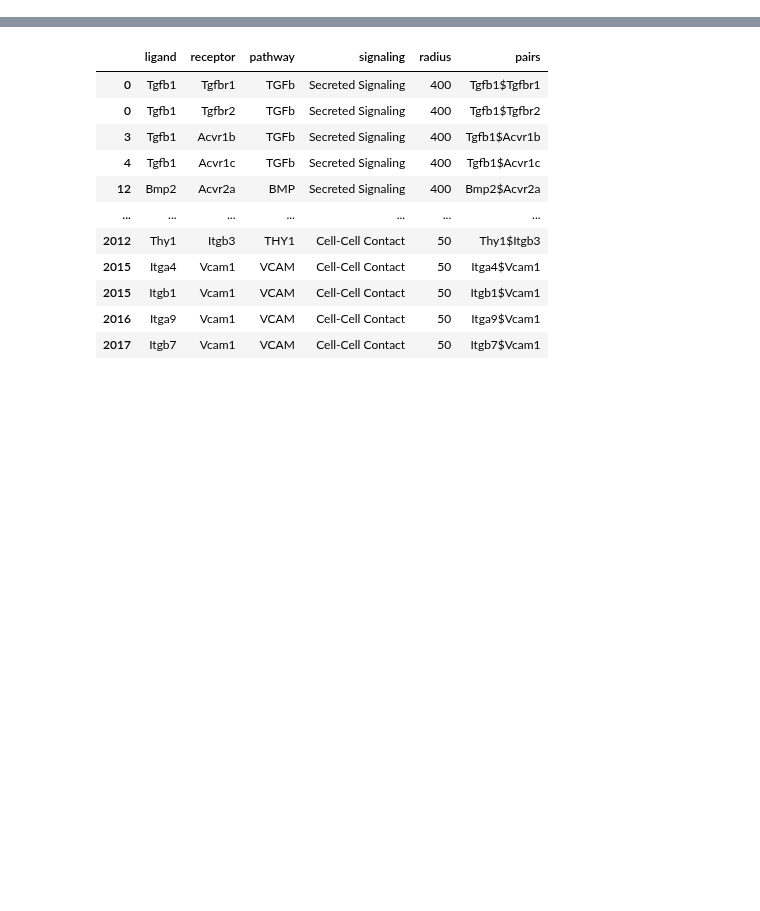
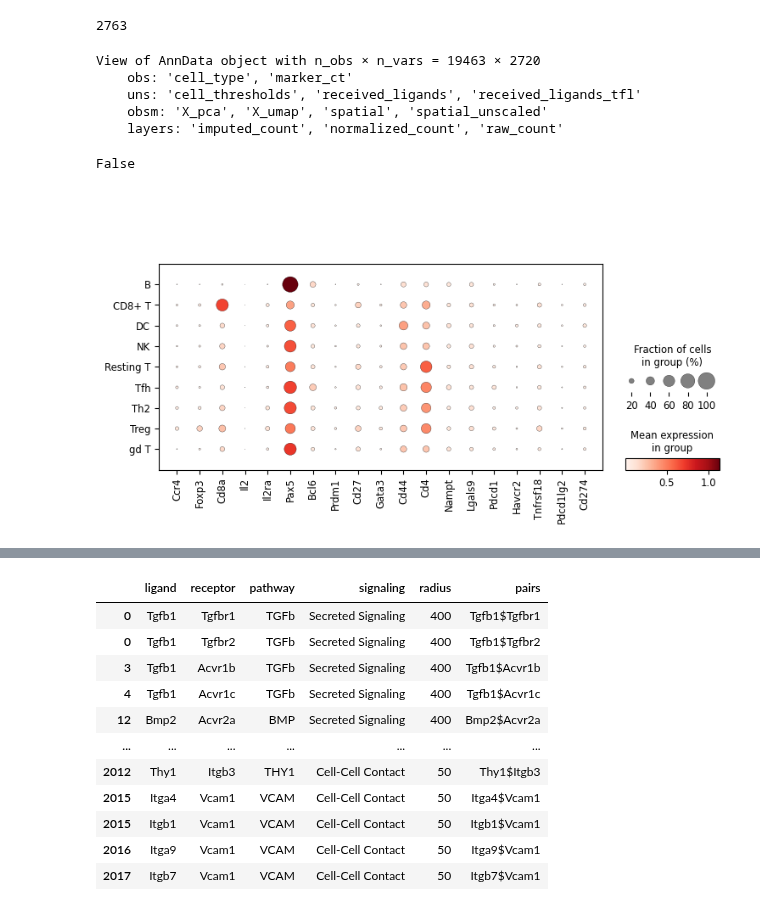
Before and after one commit to jishnu-lab/SpaceTravLR, a Jupyter notebook: notebooks/mouse_lymphnode_visiumHD/02_train.ipynb, the cells around one changed output, grey strips where cells are left out. Drawn from its saved outputs; the diff is of its cells as text; code cells hidden in the pictures; blank space fills up the shorter version.

```diff
--- a/notebooks/mouse_lymphnode_visiumHD/02_train.ipynb
+++ b/notebooks/mouse_lymphnode_visiumHD/02_train.ipynb
@@ -8,6 +8,6 @@ import numpy as np
 import matplotlib.pyplot as plt
 import seaborn as sns
 # %%
-adata = sc.read_h5ad('/ix/djishnu/shared/djishnu_kor11/training_data_2025/mouse_lymph1_visiumHD_subsampled.h5ad')
+adata = sc.read_h5ad('/ix/djishnu/shared/djishnu_kor11/training_data_2025/mouse_lymph1_visiumHD.h5ad')
 adata
 # %% [output]
@@ -36,0 +41,48 @@ co_grn = RegulatoryFactory(
+# %%
+all_genes = adata.var_names
+len(all_genes)
+# %% [output]
+2763
+# %%
+# oops incomplete filtering
+
+adata = adata[:, ~adata.var_names.str.contains('Rik')]
+adata = adata[:, ~adata.var_names.str.contains('rik')]
+adata = adata[:, ~adata.var_names.str.contains(r'^Hb\w+-\w+$')]
+adata = adata[:, ~adata.var_names.str.contains('Hp')]
+adata = adata[:, ~adata.var_names.str.startswith('Rp')]
+adata = adata[:, ~adata.var_names.str.startswith('n-r5s')]
+adata = adata[:, ~adata.var_names.str.startswith('n-r5')]
+adata = adata[:, ~adata.var_names.str.startswith('N-r5s')]
+adata = adata[:, ~adata.var_names.str.startswith('N-r5')]
+adata = adata[:, ~adata.var_names.str.startswith('n-R5s')]
+adata = adata[:, ~adata.var_names.str.startswith('n-R5')]
+adata = adata[:, ~adata.var_names.str.startswith('N-R5s')]
+adata = adata[:, ~adata.var_names.str.startswith('N-R5')]
+adata = adata[:, ~adata.var_names.str.startswith('Aa')]
+adata = adata[:, ~adata.var_names.str.startswith('Ab')]
+adata = adata[:, ~adata.var_names.str.startswith('Ac')]
+adata = adata[:, ~adata.var_names.str.startswith('Gm')]
+adata = adata[:, ~adata.var_names.str.startswith('Mir')]
+adata = adata[:, adata.var.index.str.len() > 1]
+adata
+# %% [output]
+View of AnnData object with n_obs × n_vars = 19463 × 2720
+    obs: 'cell_type', 'marker_ct'
+    uns: 'cell_thresholds', 'received_ligands', 'received_ligands_tfl'
+    obsm: 'X_pca', 'X_umap', 'spatial', 'spatial_unscaled'
+    layers: 'imputed_count', 'normalized_count', 'raw_count'
+# %%
+np.any(adata.uns['received_ligands_tfl'].columns) in set(all_genes) - set(adata.var_names)
+# %% [output]
+False
+# %%
+var_names = ['Ccr4', 'Foxp3', 'Cd8a', 'Il2', 'Il2ra', 'Pax5', 'Bcl6',
+    'Prdm1', 'Cd27', 'Gata3', 'Cd44', 'Cd4', 'Nampt', 'Lgals9', 'Pdcd1',
+    'Havcr2', 'Tnfrsf18', 'Pdcd1lg2', 'Cd274']
+
+sc.pl.dotplot(adata,
+    var_names=var_names, swap_axes=False,
+    groupby='cell_type')
+# %% [output]
+[figure, added]
```
Also changed, not shown: parts of 5 cells of this notebook, 12 other files.
